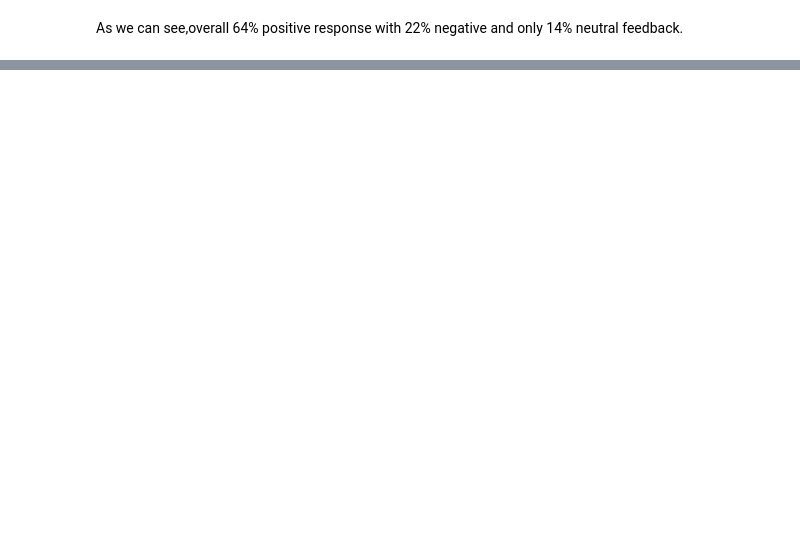
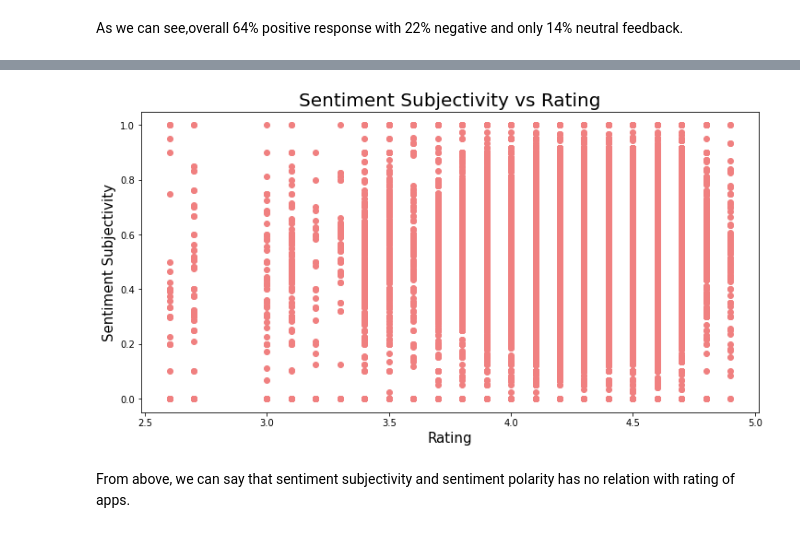
Before and after one commit to meetdelvadiya/Play-Store-App-Review-Analysis, a Jupyter notebook: Play_Store_App_Review_Analysis_Meet_Delvadiya.ipynb, the cells around one changed output, grey strips where cells are left out. Saved outputs shown, nothing was run; the diff lists cells and outputs as text; code cells hidden in the pictures; blank space fills up the shorter version.

```diff
--- a/Play_Store_App_Review_Analysis_Meet_Delvadiya.ipynb
+++ b/Play_Store_App_Review_Analysis_Meet_Delvadiya.ipynb
@@ -614,0 +656,11 @@ plt.show()
+# %%
+plt.scatter(df_play_user['Rating'],df_play_user['Sentiment_Subjectivity'],color='lightcoral')
+plt.xlabel('Rating',size=15)
+plt.ylabel('Sentiment Subjectivity',size=15)
+plt.title('Sentiment Subjectivity vs Rating',size=20)
+plt.rcParams['figure.figsize'] = (12,6)
+plt.show()
+# %% [output]
+[figure, added]
+# %% [markdown]
+From above, we can say that sentiment subjectivity and sentiment polarity has no relation with rating of apps.
```
Also changed, not shown: parts of 20 cells of this notebook.
